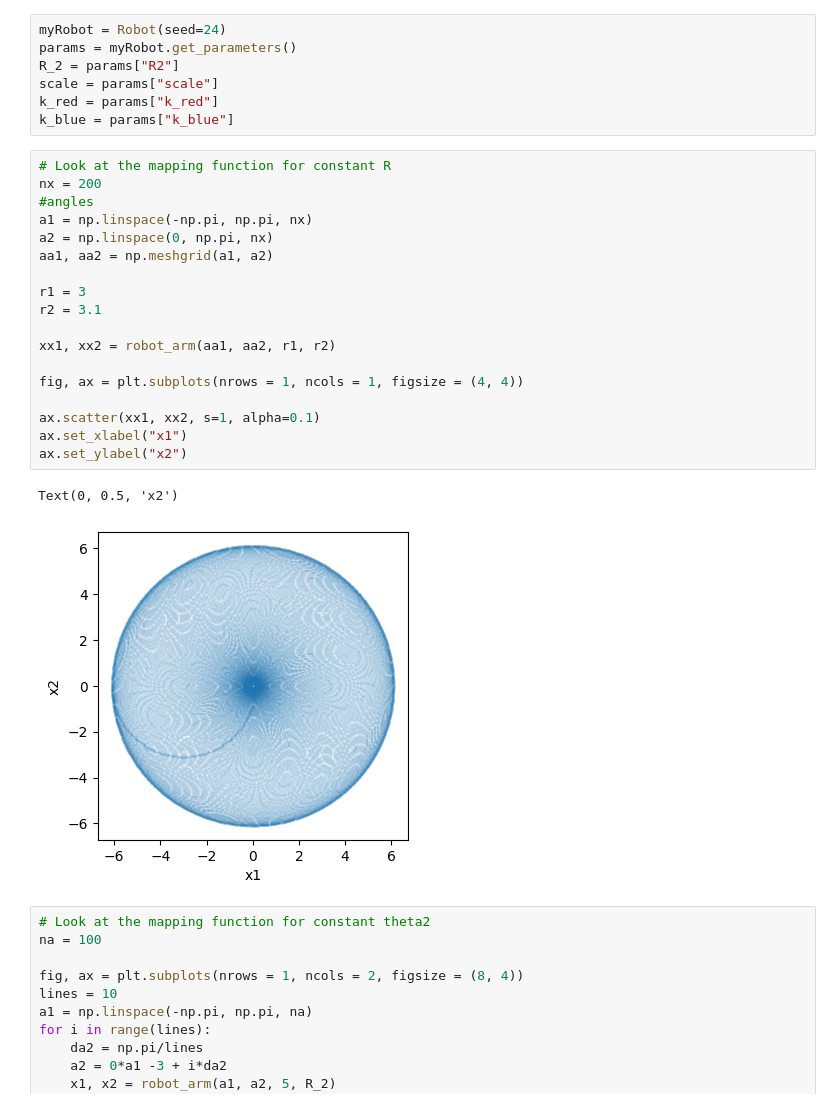
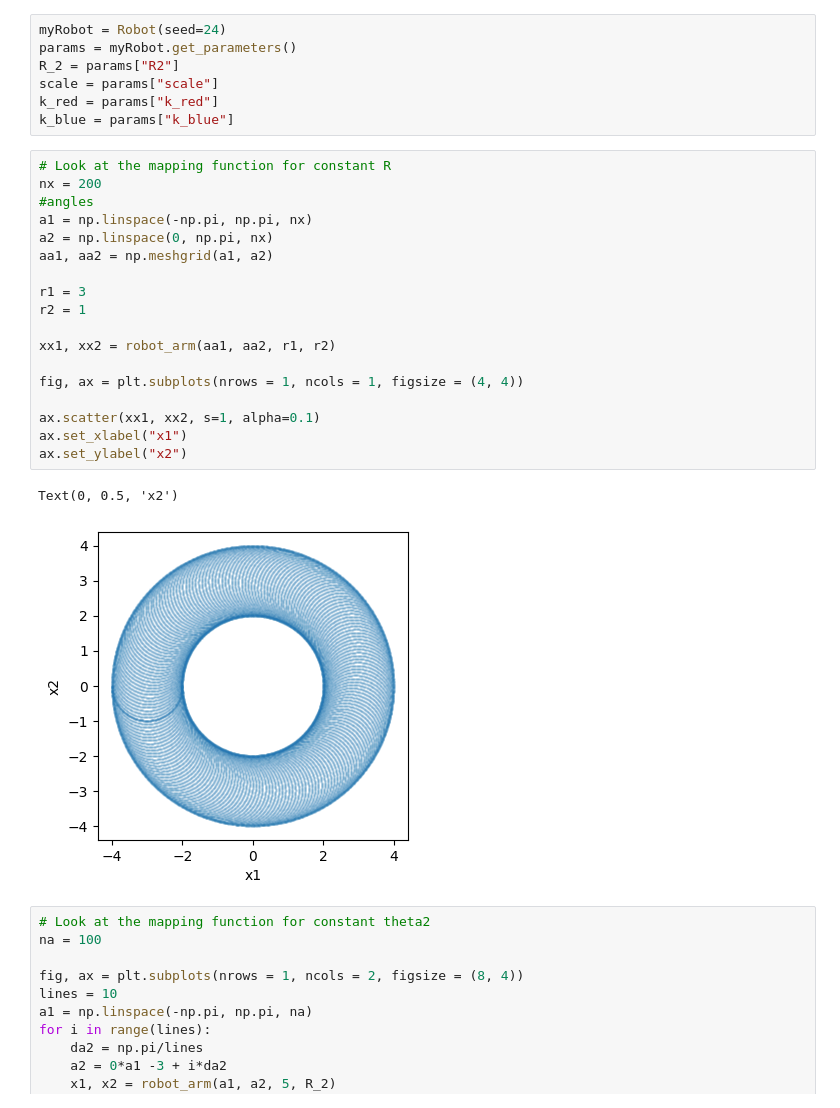
Before and after one commit to choisant/foundational-modeling, a Jupyter notebook: toy_experiment/generating_process.ipynb, the cells around one changed output. Drawn from its saved outputs; the diff is of its cells as text.

```diff
--- a/toy_experiment/generating_process.ipynb
+++ b/toy_experiment/generating_process.ipynb
@@ -99,24 +112,24 @@ k_blue = params["k_blue"]
 # %%
 # Look at the mapping function for constant R
 nx = 200
 #angles
 a1 = np.linspace(-np.pi, np.pi, nx)
 a2 = np.linspace(0, np.pi, nx)
 aa1, aa2 = np.meshgrid(a1, a2)
 
 r1 = 3
-r2 = 3.1
+r2 = 1
 
 xx1, xx2 = robot_arm(aa1, aa2, r1, r2)
 
 fig, ax = plt.subplots(nrows = 1, ncols = 1, figsize = (4, 4))
 
 ax.scatter(xx1, xx2, s=1, alpha=0.1)
 ax.set_xlabel("x1")
 ax.set_ylabel("x2")
 # %% [output]
 Text(0, 0.5, 'x2')
-[figure, old version]
+[figure, new version]
 # %%
 # Look at the mapping function for constant theta2
 na = 100
```
Also changed, not shown: parts of 9 cells of this notebook, 55 other files.
